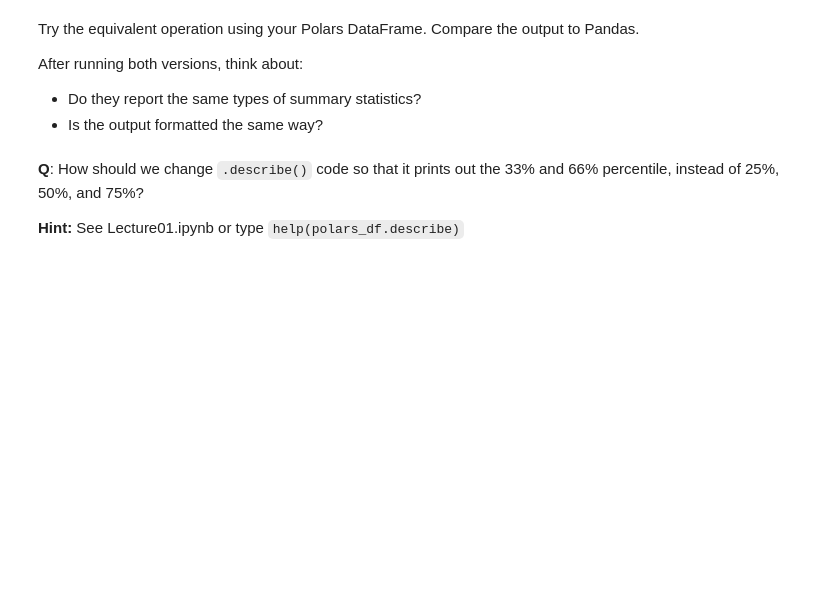
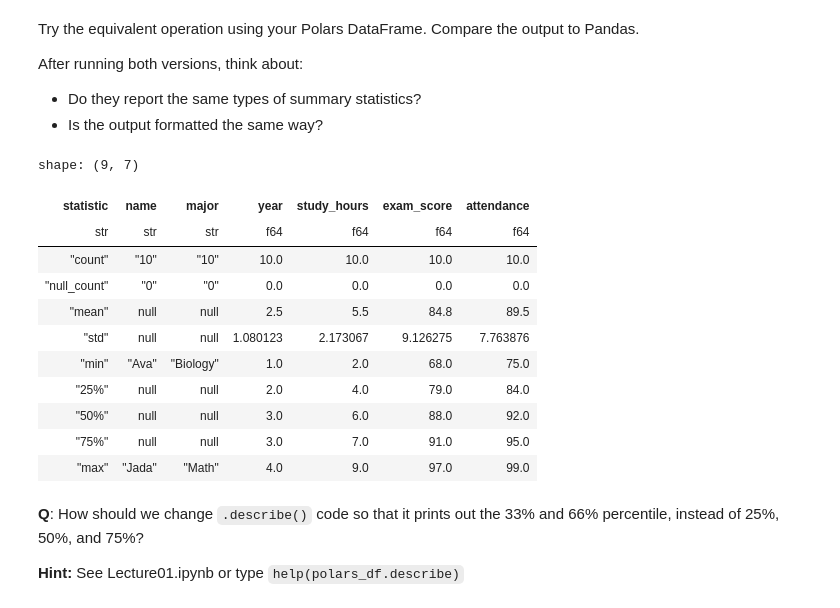
Before and after one commit to Siwei0609/datasci185fall2026, a Jupyter notebook: Lab_02/lab02.ipynb, the cells around one changed output. Cells and saved outputs as stored; diff of their text form; code cells hidden in the pictures; blank space fills up the shorter version.

```diff
--- a/Lab_02/lab02.ipynb
+++ b/Lab_02/lab02.ipynb
@@ -157,6 +192,20 @@ After running both versions, think about:
 # %%
 # Use Polars to calculate summary statistics
 # YOUR CODE HERE
+polars_df.describe()
+# %% [output]
+shape: (9, 7)
+| statistic | name | major | year | study_hours | exam_score | attendance |
+| str | str | str | f64 | f64 | f64 | f64 |
+| "count" | "10" | "10" | 10.0 | 10.0 | 10.0 | 10.0 |
+| "null_count" | "0" | "0" | 0.0 | 0.0 | 0.0 | 0.0 |
+| "mean" | null | null | 2.5 | 5.5 | 84.8 | 89.5 |
+| "std" | null | null | 1.080123 | 2.173067 | 9.126275 | 7.763876 |
+| "min" | "Ava" | "Biology" | 1.0 | 2.0 | 68.0 | 75.0 |
+| "25%" | null | null | 2.0 | 4.0 | 79.0 | 84.0 |
+| "50%" | null | null | 3.0 | 6.0 | 88.0 | 92.0 |
+| "75%" | null | null | 3.0 | 7.0 | 91.0 | 95.0 |
+| "max" | "Jada" | "Math" | 4.0 | 9.0 | 97.0 | 99.0 |
 # %% [markdown]
 **Q**: How should we change `.describe()` code so that it prints out the 33% and 66% percentile, instead of 25%, 50%, and 75%?
 
```
Also changed, not shown: parts of 17 cells of this notebook, 13 other files.
